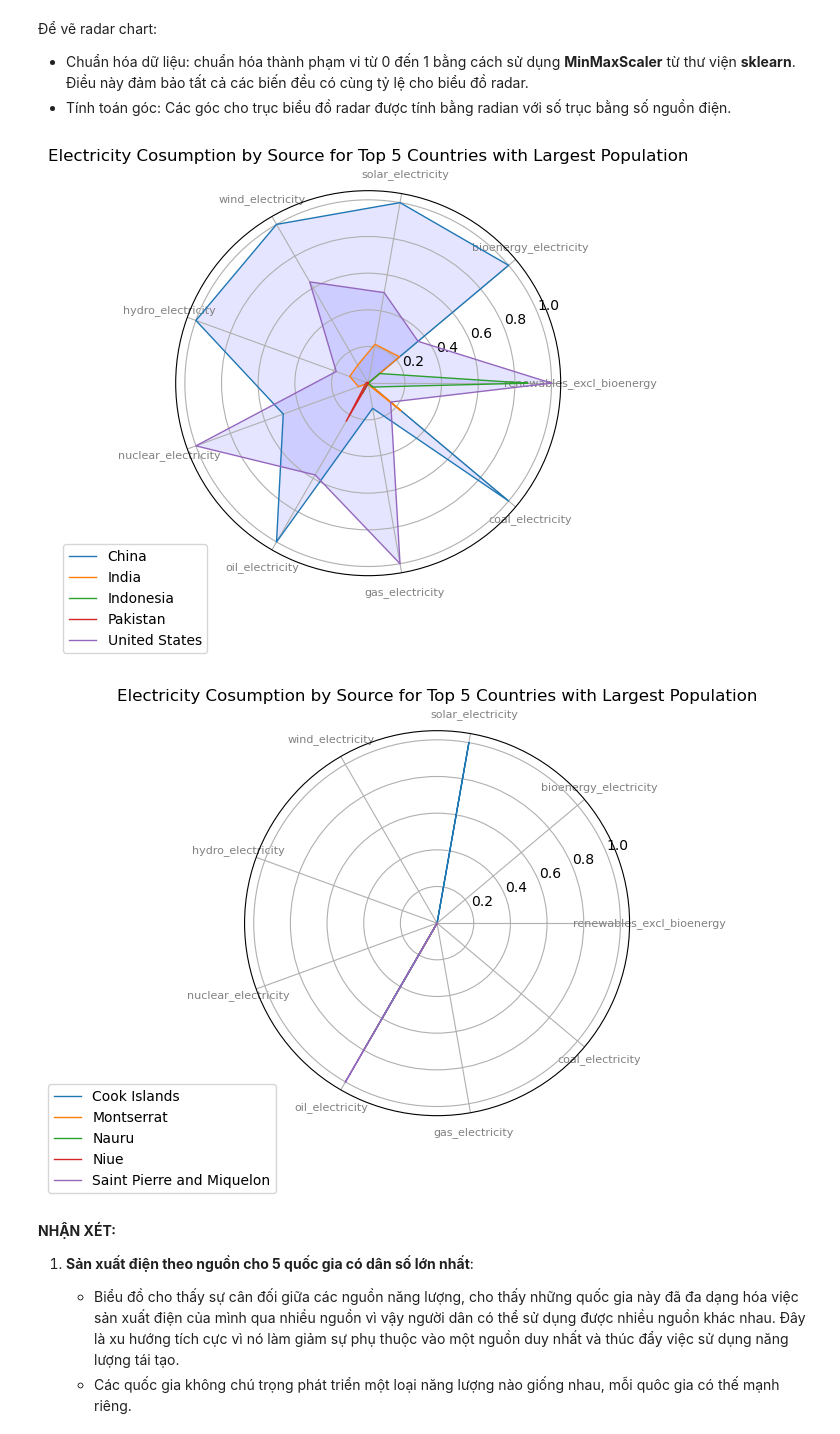
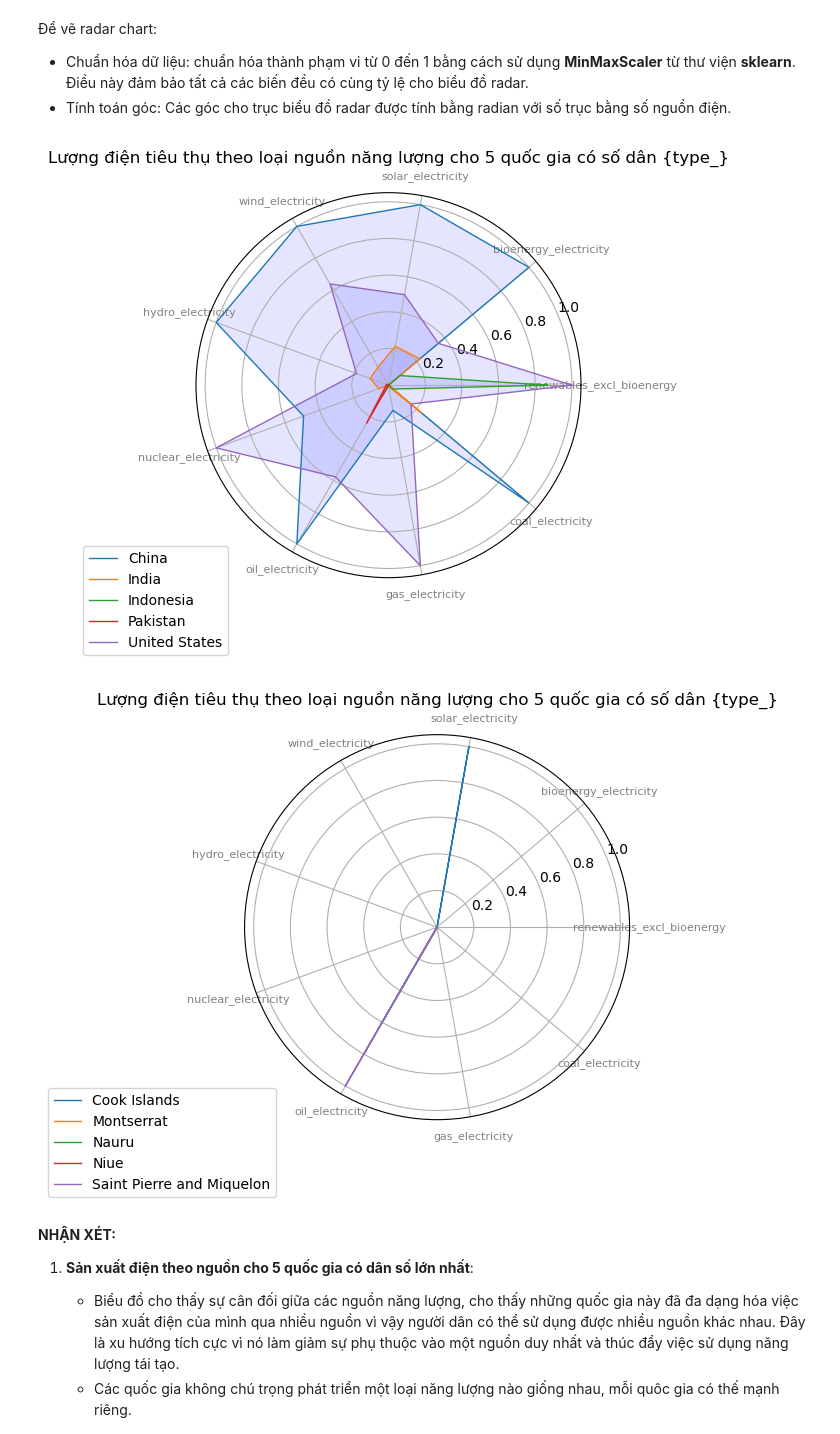
Before and after one commit to phuc-gn/Data-Visualisation-course-HCMUS, a Jupyter notebook: Lab_1/source_codes/notebook.ipynb, the cells around one changed output. Saved outputs shown, nothing was run; the diff lists cells and outputs as text; code cells hidden in the pictures.

Commit message:
add: q6 and Vietsub some titles

```diff
--- a/Lab_1/source_codes/notebook.ipynb
+++ b/Lab_1/source_codes/notebook.ipynb
@@ -540,39 +542,40 @@ columns = ['renewables_excl_bioenergy', 'bioenergy_electricity',
        'nuclear_electricity', 'oil_electricity', 'gas_electricity',
        'coal_electricity']
 
 # Lấy trung bình các giá trị điện năng từ năm 2020 để dễ plot
 data1 = top5_largest[top5_largest['year']>=2020].groupby('country')[columns].mean()
 data2 = top5_smallest[top5_smallest['year']>=2020].groupby('country')[columns].mean()
 
-def radar_chart(data):
+def radar_chart(data, type_plot):
     # Chuẩn hóa
     scaler = MinMaxScaler()
     data_normalized = scaler.fit_transform(data)
 
     # Tính toán góc
     N = len(data.columns)
     angles = [n / float(N) * 2 * np.pi for n in range(N)]
     angles += angles[:1]
 
     fig, ax = plt.subplots(figsize=(5, 5), subplot_kw=dict(polar=True))
 
     for i in range(data_normalized.shape[0]):
         values = data_normalized[i].tolist()
         values += values[:1]
         ax.plot(angles, values, linewidth=1, linestyle='solid', label=data.index[i])
         ax.fill(angles, values, 'b', alpha=0.1)
 
     plt.xticks(angles[:-1], data.columns, color='grey', size=8)
     plt.legend(loc='upper right', bbox_to_anchor=(0.1, 0.1))
-    plt.title('Electricity Cosumption by Source for Top 5 Countries with Largest Population')
+    type_ = 'lớn nhất' if type_plot == 'largest' else 'nhỏ nhất'
+    plt.title('Lượng điện tiêu thụ theo loại nguồn năng lượng cho 5 quốc gia có số dân {type_}')
     plt.show()
 
 
-radar_chart(data1)
-radar_chart(data2)
+radar_chart(data1, type_plot='largest')
+radar_chart(data2, type_plot='smallest')
 # %% [output]
-[figure, old version]
+[figure, new version]
-[figure, old version]
+[figure, new version]
 # %% [markdown]
 **NHẬN XÉT:**
 
```
Also changed, not shown: parts of 7 cells of this notebook.
